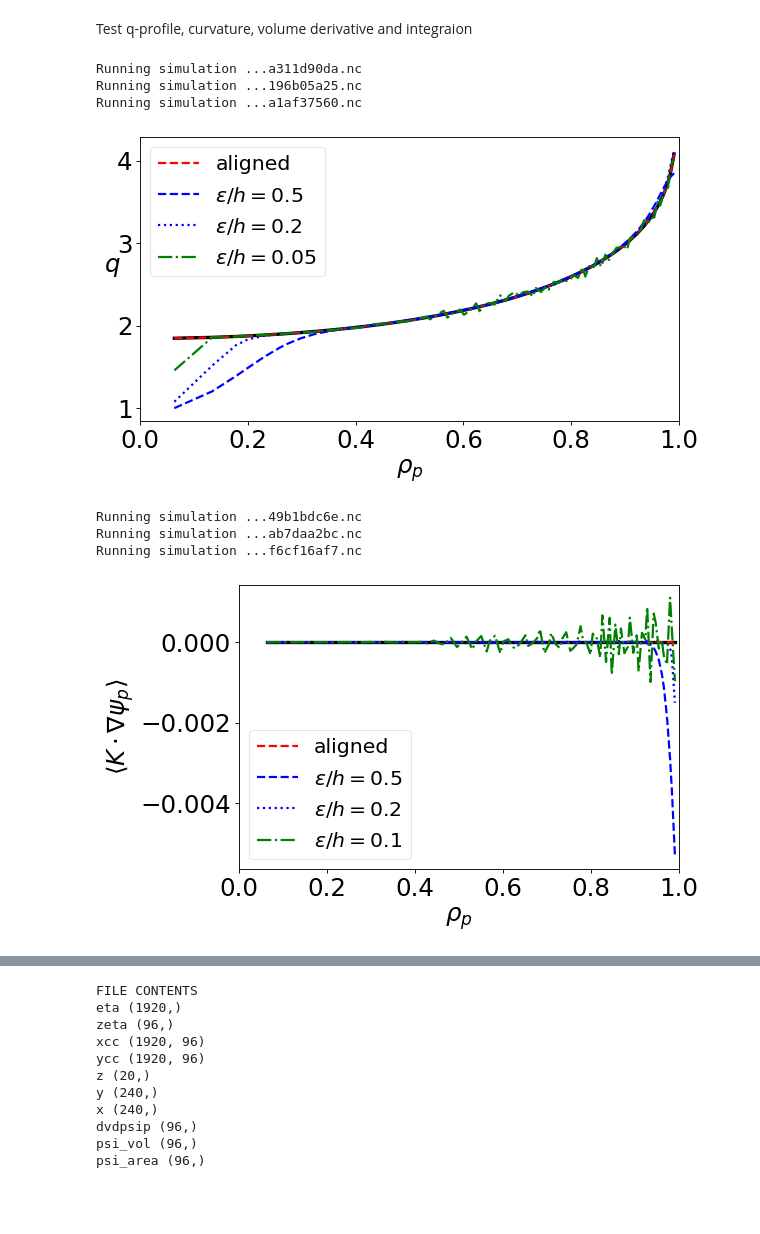
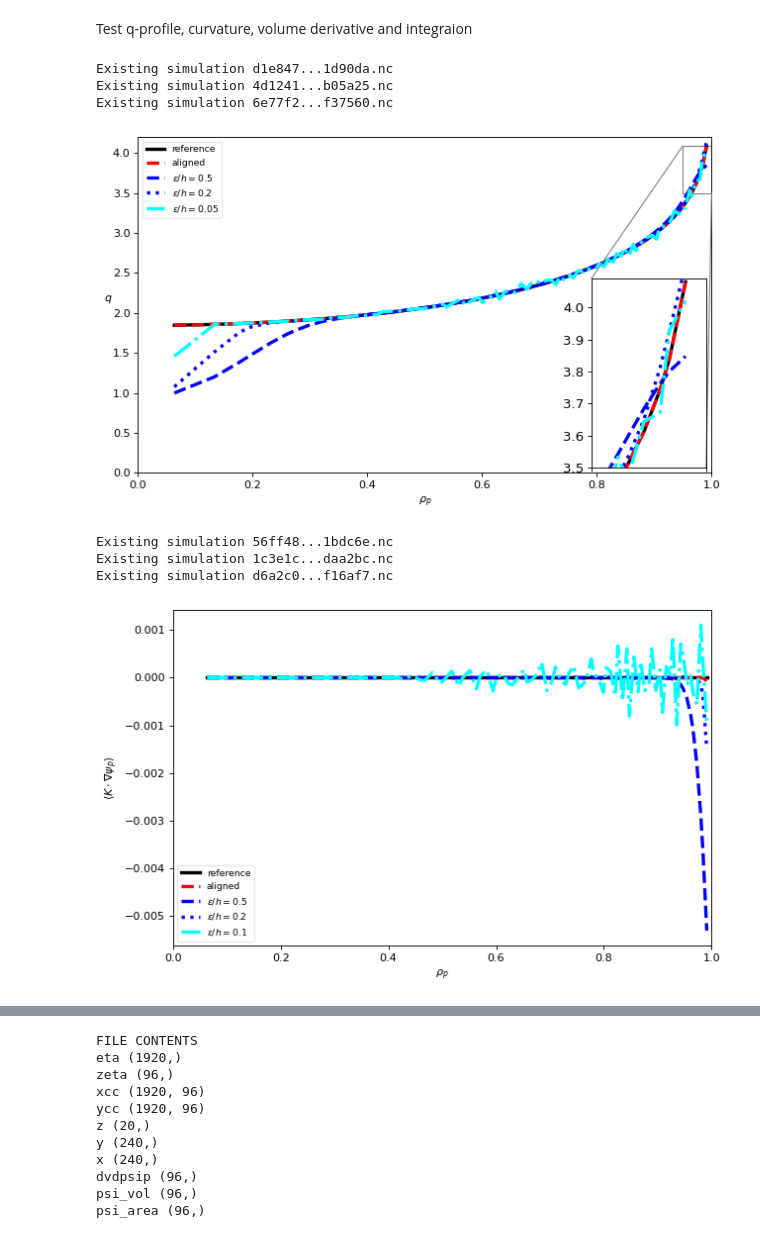
Before and after one commit to mwiesenberger/averages, a Jupyter notebook: flux-surface-averages.ipynb, the cells around one changed output, grey strips where cells are left out. Cells and saved outputs as stored; diff of their text form; code cells hidden in the pictures; blank space fills up the shorter version.

Commit message:
Update plots

```diff
--- a/flux-surface-averages.ipynb
+++ b/flux-surface-averages.ipynb
@@ -5,13 +5,15 @@ import json
 from netCDF4 import Dataset
 import matplotlib.pyplot as plt
 import matplotlib.ticker as tck
+from mpl_toolkits.axes_grid1.inset_locator import zoomed_inset_axes
+from mpl_toolkits.axes_grid1.inset_locator import mark_inset
 import numpy as np
 import feltorutilities as fp
 import magneticfielddb as mag
 import simplesimdb as simplesim
 
 import pandas as pd
-plt.rcParams.update({'font.size': 22})
+plt.rcParams.update({'font.size': 18})
 pd.set_option('display.float_format', lambda x: '%.2e' % x)
 FELTOR_PATH="../feltor" # path to the feltor library
 # %%
@@ -73,44 +75,64 @@ rho = rho_p[:lcfs]
 dvdpsip = ncin["dvdpsip"][:lcfs]
 qprof_ana = ncin["q-profile"][:lcfs]
 R_0 = geometry_input["magnetic_field"]["params"]["R_0"]
 
 qprof_num_eta = 1./4./np.pi**2/R_0*dvdpsip* ncin["BFieldP_fsa"][:lcfs]
 qprof_num_avg = ncin["q-profile-avg"][:lcfs]
 
 fig,ax=plt.subplots(frows,fcols,figsize=(fcols*1.618*5,frows*5),dpi= 80, facecolor='w', edgecolor='k')
+# fig,ax=plt.subplots(frows,fcols,figsize=(fcols*1*7,frows*7),dpi= 80, facecolor='w', edgecolor='k')
 
-im = ax.plot(rho, qprof_ana, color = 'k', ls='-', lw=3)
-im = ax.plot(rho, qprof_num_eta, color = 'red', ls='--', lw=2, label="aligned")
-im = ax.plot(rho, qprof_num_avg, color = 'blue', ls='--', lw=2, label=r"$\varepsilon/h = 0.5$")
+im = ax.plot(rho, qprof_ana, color = 'k', ls='-', lw=3, label = 'reference')
+im = ax.plot(rho, qprof_num_eta, color = 'red', ls='--', lw=3, label="aligned")
+im = ax.plot(rho, qprof_num_avg, color = 'blue', ls='--', lw=3, label=r"$\varepsilon/h = 0.5$")
+
+
 
 ncin.close()
 ##########################################
 geometry_input["width-factor"] = 0.2
 simfile = geometry_sim.create( geometry_input)
 ncin = Dataset( simfile, 'r', format="NETCDF4")
-qprof_num_avg = ncin["q-profile-avg"][:lcfs]
-im = ax.plot(rho, qprof_num_avg, color = 'blue', ls=':', lw=2, label=r"$\varepsilon/h = 0.2$")
+qprof_num_avg2 = ncin["q-profile-avg"][:lcfs]
+im = ax.plot(rho, qprof_num_avg2, color = 'blue', ls=':', lw=3, label=r"$\varepsilon/h = 0.2$")
+
 ##########################################
 geometry_input["width-factor"] = .05
 simfile = geometry_sim.create( geometry_input)
 ncin = Dataset( simfile, 'r', format="NETCDF4")
-qprof_num_avg = ncin["q-profile-avg"][:lcfs]
-im = ax.plot(rho, qprof_num_avg, color = 'green', ls='-.', lw=2, label=r"$\varepsilon/h = 0.05$")
+qprof_num_avg3 = ncin["q-profile-avg"][:lcfs]
+
+im = ax.plot(rho, qprof_num_avg3, color = 'cyan', ls='-.', lw=3, label=r"$\varepsilon/h = 0.05$")
 
 handles, labels = plt.gca().get_legend_handles_labels()
 plt.legend(handles, labels, loc='upper left',numpoints=1,ncol=1,
                    fontsize='small',framealpha=0.5)
 ax.set_xlabel( r"$\rho_p$")
 ax.set_xlim([0,1])
 ax.set_ylabel( r"$q$",rotation=0)
+ax.set_ylim(0,4.2)
+
+axins = zoomed_inset_axes(ax, 4, loc='lower right')
+axins.plot(rho, qprof_ana, color = 'k', ls='-', lw=3)
+axins.plot(rho, qprof_num_eta, color = 'red', ls='--', lw=3)
+axins.plot(rho, qprof_num_avg, color = 'blue', ls='--', lw=3)
+axins.plot(rho, qprof_num_avg2, color = 'blue', ls=':', lw=3)
+axins.plot(rho, qprof_num_avg3, color = 'cyan', ls='-.', lw=3)
+axins.set_xlim(0.95, 1)
+axins.set_ylim(3.5, 4.09)
+axins.tick_params(axis='both', which='major', labelsize=12)
+axins.tick_params(axis='both', which='major', labelsize=12)
+plt.setp(axins.get_xticklabels(), visible=False)
+# plt.setp(axins.get_yticklabels(), visible=False)
+mark_inset(ax, axins, loc1=2, loc2=4, fc="none", ec="0.5")
 plt.tight_layout()
 plt.savefig( "q-profile.png", bbox_inches="tight")
 plt.show()
 # %% [output]
-Running simulation ...a311d90da.nc
-Running simulation ...196b05a25.nc
-Running simulation ...a1af37560.nc
+Existing simulation d1e847...1d90da.nc
+Existing simulation 4d1241...b05a25.nc
+Existing simulation 6e77f2...f37560.nc
-[figure, old version]
+[figure, new version]
 # %%
 # plot q-profile for various methods
 geometry_input = create_geometry_input()
@@ -131,10 +153,11 @@ qprof_num_avg = ncin["CurvatureNablaBGradPsip_fsa-avg"][:lcfs] + ncin["Curvature
 
 
 fig,ax=plt.subplots(frows,fcols,figsize=(fcols*1.618*5,frows*5),dpi= 80, facecolor='w', edgecolor='k')
+# fig,ax=plt.subplots(frows,fcols,figsize=(fcols*1*5,frows*5),dpi= 80, facecolor='w', edgecolor='k')
 
-im = ax.plot(rho, qprof_ana, color = 'k', ls='-', lw=3)
-im = ax.plot(rho, qprof_num_eta, color = 'red', ls='--', lw=2, label="aligned")
-im = ax.plot(rho, qprof_num_avg, color = 'blue', ls='--', lw=2, label=r"$\varepsilon/h = 0.5$")
+im = ax.plot(rho, qprof_ana, color = 'k', ls='-', lw=3, label='reference')
+im = ax.plot(rho, qprof_num_eta, color = 'red', ls='--', lw=3, label="aligned")
+im = ax.plot(rho, qprof_num_avg, color = 'blue', ls='--', lw=3, label=r"$\varepsilon/h = 0.5$")
 
 ncin.close()
 ##########################################
@@ -142,13 +165,13 @@ geometry_input["width-factor"] = 0.2
 simfile = geometry_sim.create( geometry_input)
 ncin = Dataset( simfile, 'r', format="NETCDF4")
 qprof_num_avg = ncin["CurvatureNablaBGradPsip_fsa-avg"][:lcfs] + ncin["CurvatureKappaGradPsip_fsa-avg"][:lcfs]
-im = ax.plot(rho, qprof_num_avg, color = 'blue', ls=':', lw=2, label=r"$\varepsilon/h = 0.2$")
+im = ax.plot(rho, qprof_num_avg, color = 'blue', ls=':', lw=3, label=r"$\varepsilon/h = 0.2$")
 ##########################################
 geometry_input["width-factor"] = .1
 simfile = geometry_sim.create( geometry_input)
 ncin = Dataset( simfile, 'r', format="NETCDF4")
 qprof_num_avg = ncin["CurvatureNablaBGradPsip_fsa-avg"][:lcfs] + ncin["CurvatureKappaGradPsip_fsa-avg"][:lcfs]
-im = ax.plot(rho, qprof_num_avg, color = 'green', ls='-.', lw=2, label=r"$\varepsilon/h = 0.1$")
+im = ax.plot(rho, qprof_num_avg, color = 'cyan', ls='-.', lw=3, label=r"$\varepsilon/h = 0.1$")
 
 handles, labels = plt.gca().get_legend_handles_labels()
 plt.legend(handles, labels, loc='lower left',numpoints=1,ncol=1,
@@ -160,10 +183,10 @@ plt.tight_layout()
 plt.savefig( "curvature.png", bbox_inches="tight")
 plt.show()
 # %% [output]
-Running simulation ...49b1bdc6e.nc
-Running simulation ...ab7daa2bc.nc
-Running simulation ...f6cf16af7.nc
+Existing simulation 56ff48...1bdc6e.nc
+Existing simulation 1c3e1c...daa2bc.nc
+Existing simulation d6a2c0...f16af7.nc
-[figure, old version]
+[figure, new version]
 # %%
 # Construct the Gaussian weights on our grids
 def gauss_weights1d( js) :
```
Also changed, not shown: parts of 2 cells of this notebook, 1 other file.
